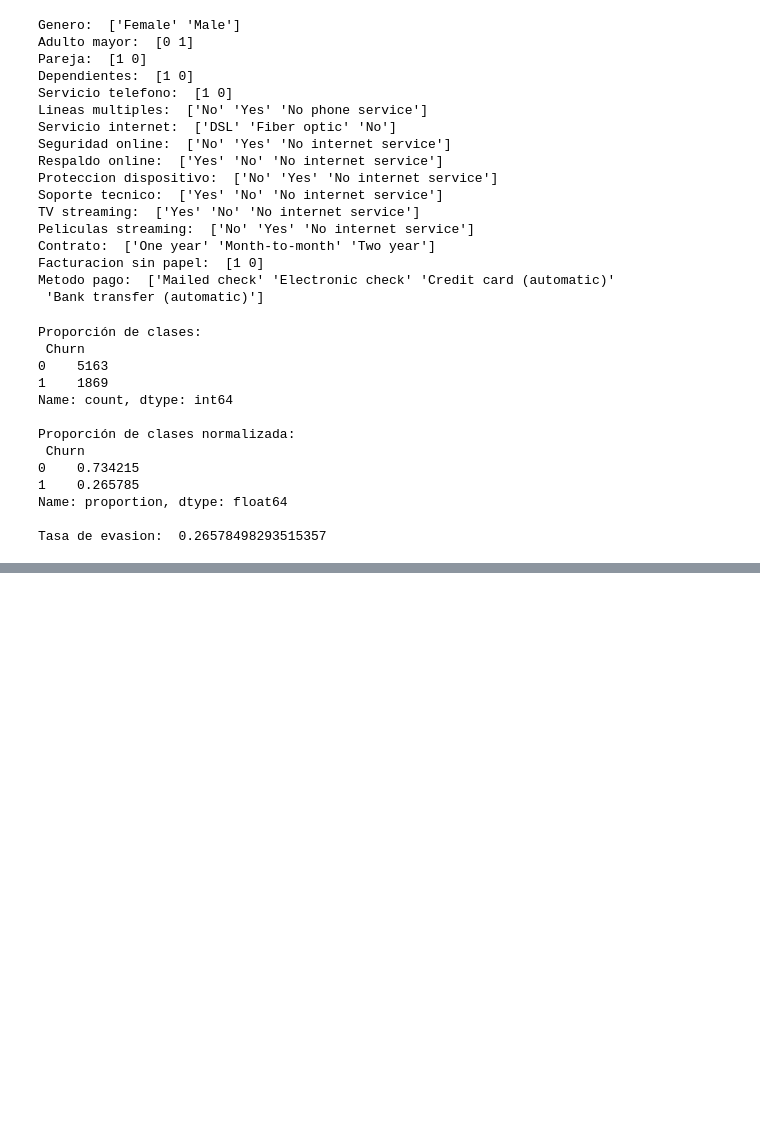
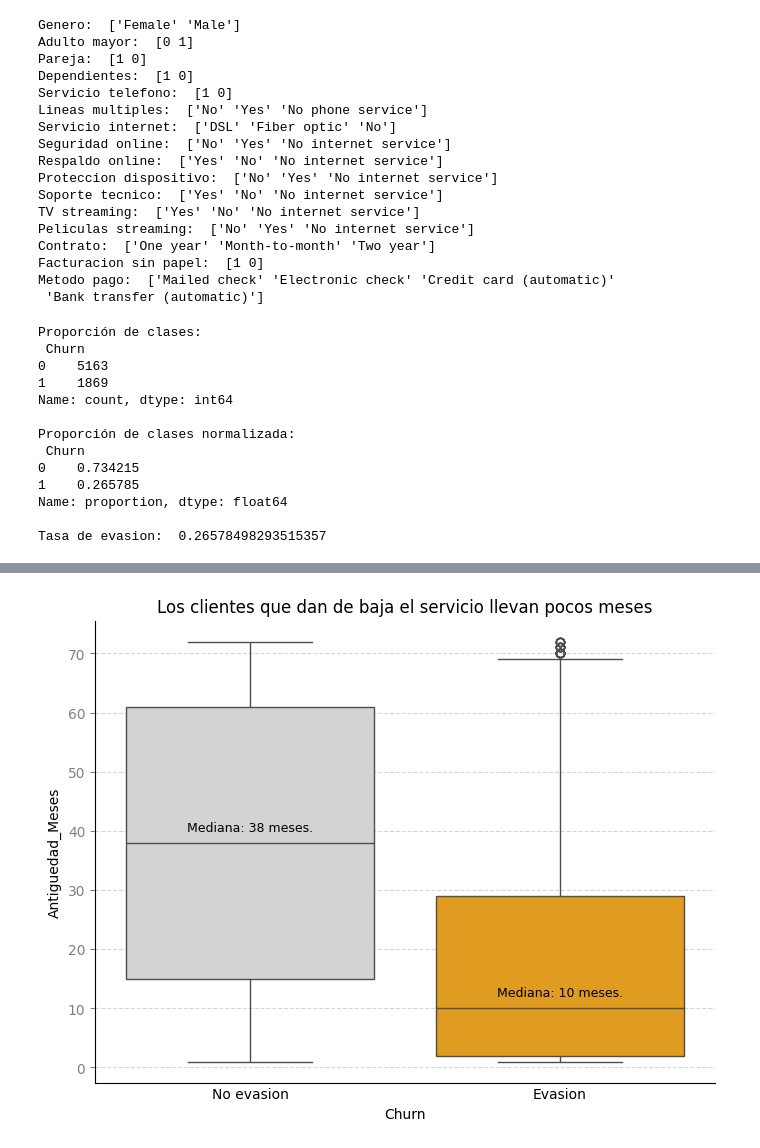
Before and after one commit to owaruuu/desafio-telecom-x-oracle-latam-2, a Jupyter notebook: TelecomX_2_Latam_Josue_Marquez.ipynb, the cells around one changed output, grey strips where cells are left out. Saved outputs shown, nothing was run; the diff lists cells and outputs as text; code cells hidden in the pictures; blank space fills up the shorter version.

```diff
--- a/TelecomX_2_Latam_Josue_Marquez.ipynb
+++ b/TelecomX_2_Latam_Josue_Marquez.ipynb
@@ -246,0 +309,36 @@ tabla_final
+# %%
+#Comparacion Tiempo de contrato X Cancelacion
+plt.figure(figsize=(8, 6))
+evasion_clientes = drop_datos['Churn'].map({0: 'No evasion', 1: 'Evasion'})
+
+sns.boxplot(x='Churn', y='Antiguedad_Meses', data=drop_datos,palette={'No evasion': 'lightgray', 'Evasion': 'orange'},
+    hue=evasion_clientes,legend=False)
+sns.despine()
+
+mediana_no_evasion = drop_datos.loc[evasion_clientes == 'No evasion', 'Antiguedad_Meses'].median()
+mediana_evasion = drop_datos.loc[evasion_clientes == 'Evasion', 'Antiguedad_Meses'].median()
+
+plt.xticks([0,1], ['No evasion', 'Evasion'])
+
+plt.text(
+    0, mediana_no_evasion + 2,
+    f'Mediana: {int(mediana_no_evasion)} meses.',
+    ha='center',
+    fontsize=9,
+)
+
+plt.text(
+    1, mediana_evasion + 2,
+    f'Mediana: {int(mediana_evasion)} meses.',
+    ha='center',
+    fontsize=9,
+)
+
+plt.grid(axis='y', linestyle='--', alpha=0.5)
+plt.yticks(color='gray')
+plt.tick_params(axis='y', color='gray')
+plt.tick_params(axis='x', size=0)
+plt.title('Los clientes que dan de baja el servicio llevan pocos meses')
+plt.show()
+# %% [output]
+[figure, added]
```
Also changed, not shown: parts of 23 cells of this notebook.
